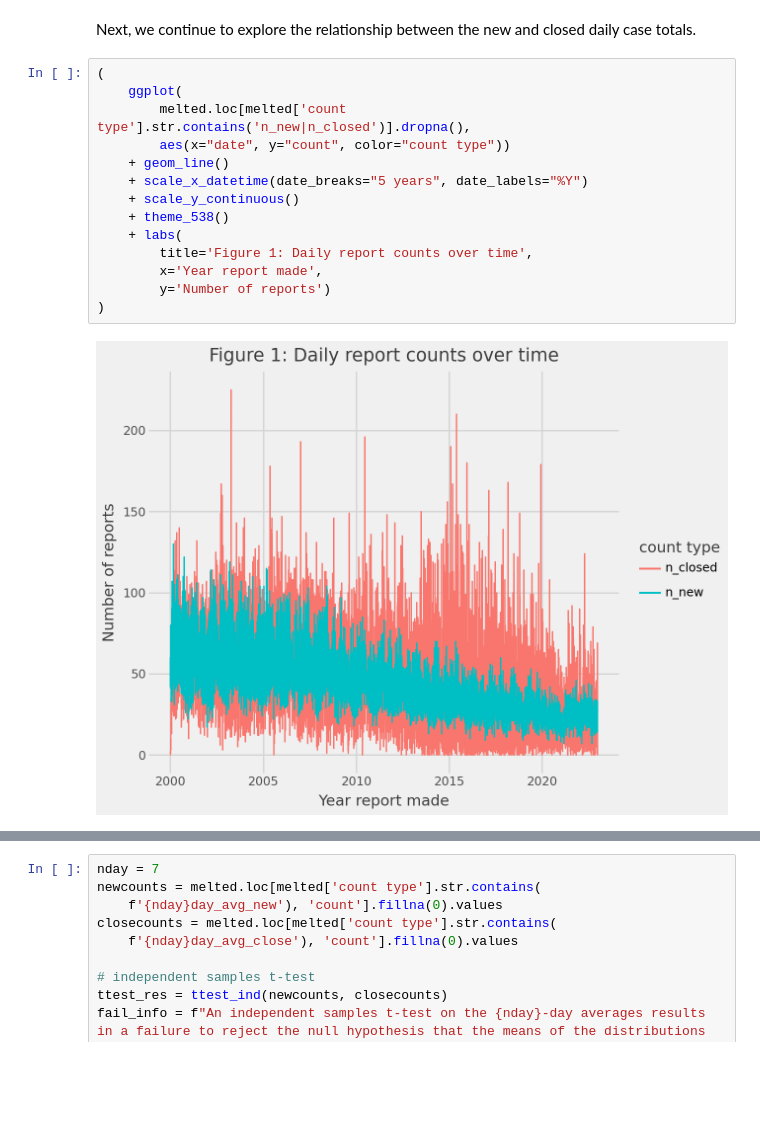
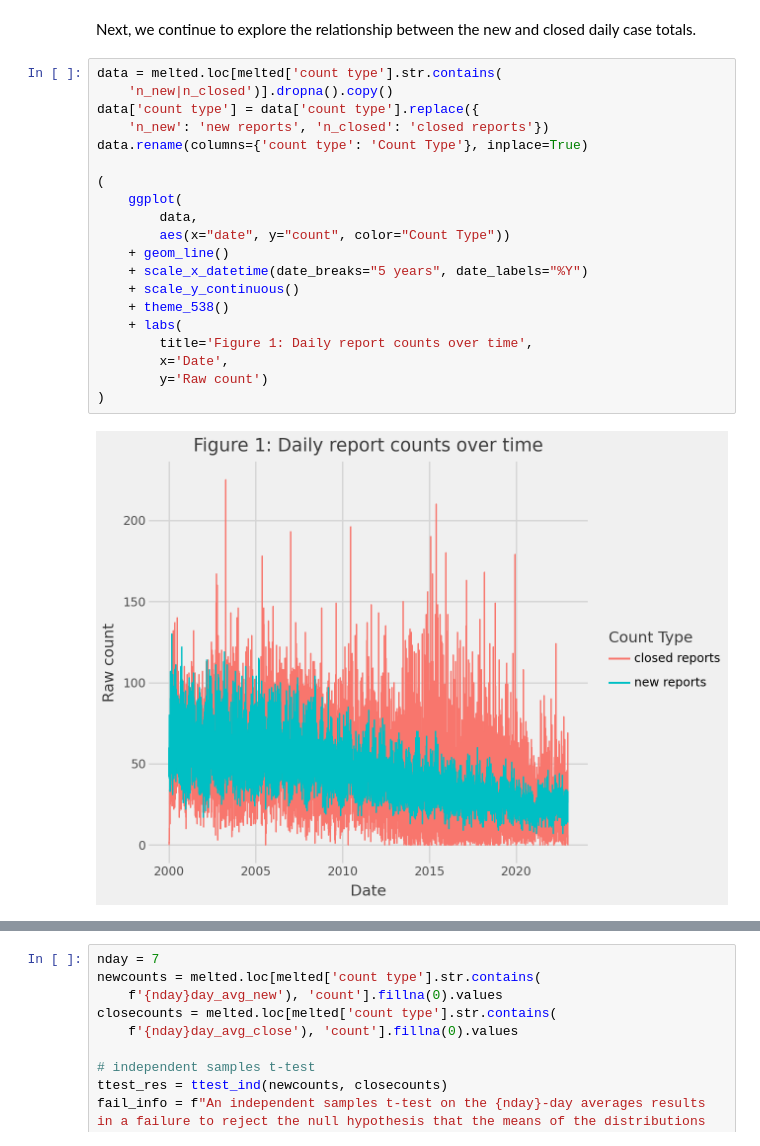
Before and after one commit to HRDAG/Chi-MP-data-story, a Jupyter notebook: notebooks/what-happens-after-mp-event-nb2-pj.ipynb, the cells around one changed output, grey strips where cells are left out. Cells and saved outputs as stored; diff of their text form; blank space fills up the shorter version.

Commit message:
improved plot labeling

```diff
--- a/notebooks/what-happens-after-mp-event-nb2-pj.ipynb
+++ b/notebooks/what-happens-after-mp-event-nb2-pj.ipynb
@@ -823,19 +823,25 @@ for c in new_closed_7daydesc.columns:
 # %% [markdown]
 Next, we continue to explore the relationship between the new and closed daily case totals.
 # %%
+data = melted.loc[melted['count type'].str.contains(
+    'n_new|n_closed')].dropna().copy()
+data['count type'] = data['count type'].replace({
+    'n_new': 'new reports', 'n_closed': 'closed reports'})
+data.rename(columns={'count type': 'Count Type'}, inplace=True)
+
 (
     ggplot(
-        melted.loc[melted['count type'].str.contains('n_new|n_closed')].dropna(),
-        aes(x="date", y="count", color="count type"))
+        data,
+        aes(x="date", y="count", color="Count Type"))
     + geom_line()
     + scale_x_datetime(date_breaks="5 years", date_labels="%Y")
     + scale_y_continuous()
     + theme_538()
     + labs(
         title='Figure 1: Daily report counts over time',
-        x='Year report made',
-        y='Number of reports')
+        x='Date',
+        y='Raw count')
 )
 # %% [output]
-[figure, old version]
+[figure, new version]
 # %%
```
Also changed, not shown: parts of 4 cells of this notebook.
